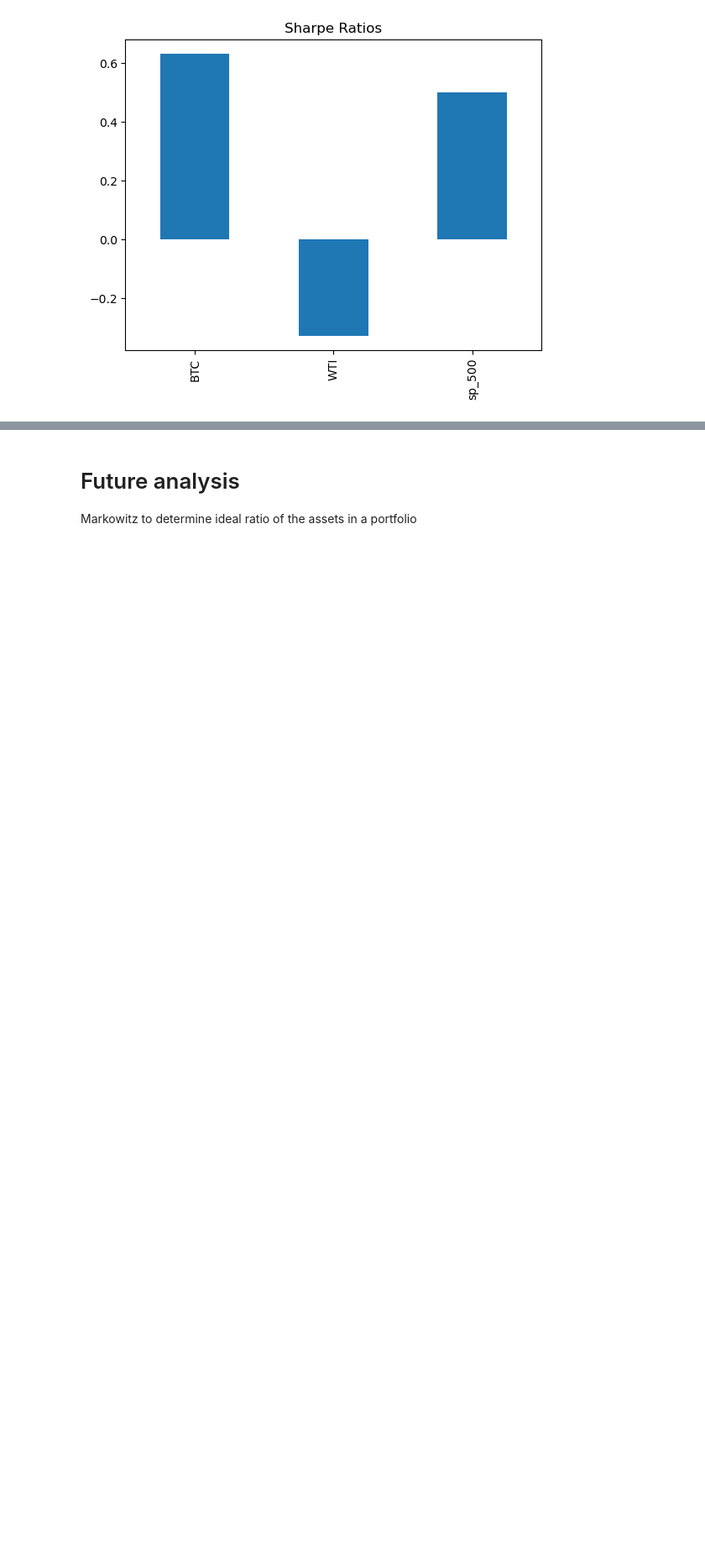
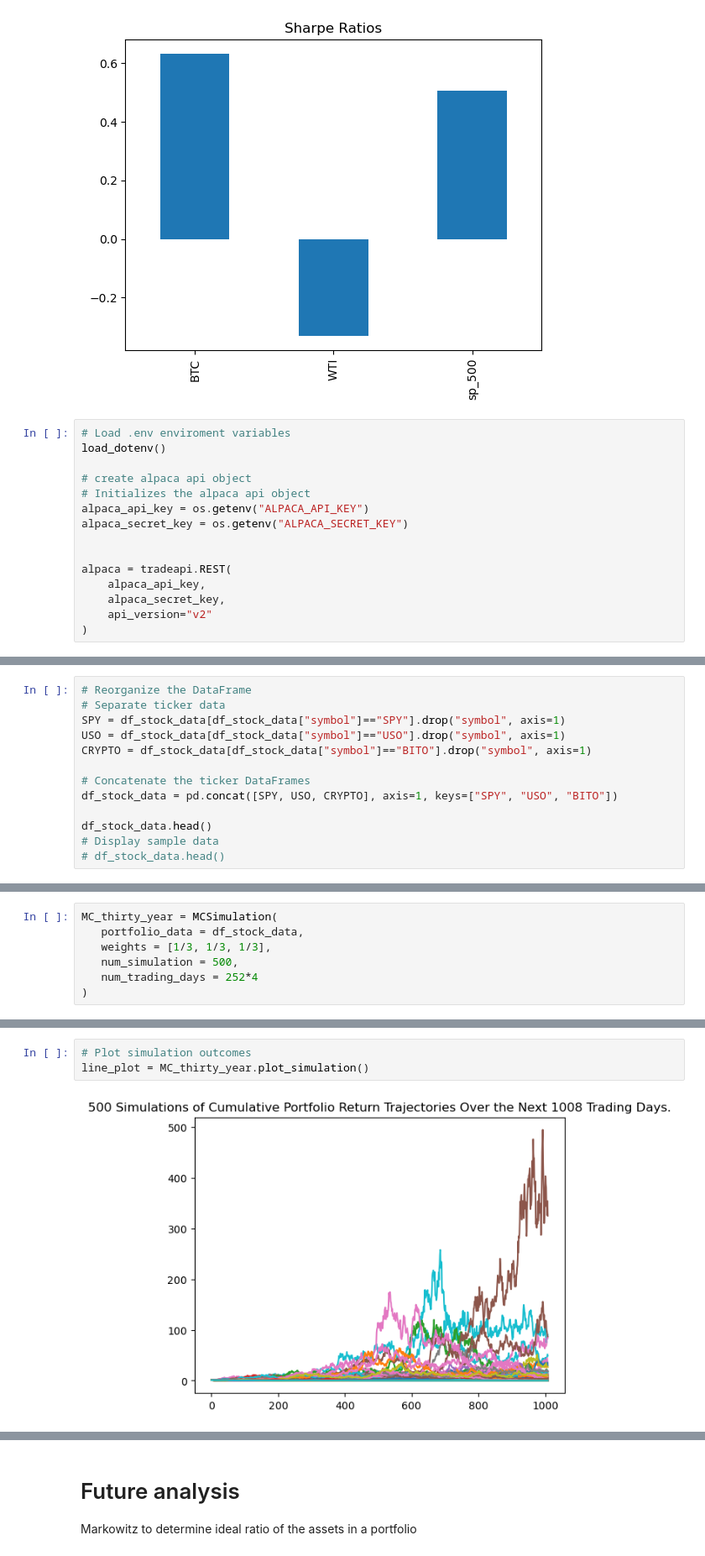
Before and after one commit to robel-codes/asset-correlation-analysis, a Jupyter notebook: DRAFT_data_analysis_cleaned.ipynb, the cells around one changed output, grey strips where cells are left out. Shown at 84% size. Saved outputs shown, nothing was run; the diff lists cells and outputs as text; blank space fills up the shorter version.

Commit message:
Updated MS_simulation

```diff
--- a/DRAFT_data_analysis_cleaned.ipynb
+++ b/DRAFT_data_analysis_cleaned.ipynb
@@ -283,3 +284,18 @@ sharpe_ratios.plot(kind="bar", title="Sharpe Ratios")
 # %% [output]
 <AxesSubplot:title={'center':'Sharpe Ratios'}>
 [figure]
+# %%
+# Load .env enviroment variables
+load_dotenv()
+
+# create alpaca api object
+# Initializes the alpaca api object
+alpaca_api_key = os.getenv("ALPACA_API_KEY")
+alpaca_secret_key = os.getenv("ALPACA_SECRET_KEY")
+
+
+alpaca = tradeapi.REST(
+    alpaca_api_key,
+    alpaca_secret_key,
+    api_version="v2"
+)
@@ -285,0 +343,13 @@ sharpe_ratios.plot(kind="bar", title="Sharpe Ratios")
+# %%
+# Reorganize the DataFrame
+# Separate ticker data
+SPY = df_stock_data[df_stock_data["symbol"]=="SPY"].drop("symbol", axis=1)
+USO = df_stock_data[df_stock_data["symbol"]=="USO"].drop("symbol", axis=1)
+CRYPTO = df_stock_data[df_stock_data["symbol"]=="BITO"].drop("symbol", axis=1)
+
+# Concatenate the ticker DataFrames
+df_stock_data = pd.concat([SPY, USO, CRYPTO], axis=1, keys=["SPY", "USO", "BITO"])
+
+df_stock_data.head()
+# Display sample data
+# df_stock_data.head()
@@ -285,0 +366,7 @@ sharpe_ratios.plot(kind="bar", title="Sharpe Ratios")
+# %%
+MC_thirty_year = MCSimulation(
+   portfolio_data = df_stock_data,
+   weights = [1/3, 1/3, 1/3],
+   num_simulation = 500,
+   num_trading_days = 252*4
+)
@@ -285,0 +431,5 @@ sharpe_ratios.plot(kind="bar", title="Sharpe Ratios")
+# %%
+# Plot simulation outcomes
+line_plot = MC_thirty_year.plot_simulation()
+# %% [output]
+[figure, added]
```
Also changed, not shown: parts of 21 cells of this notebook.
